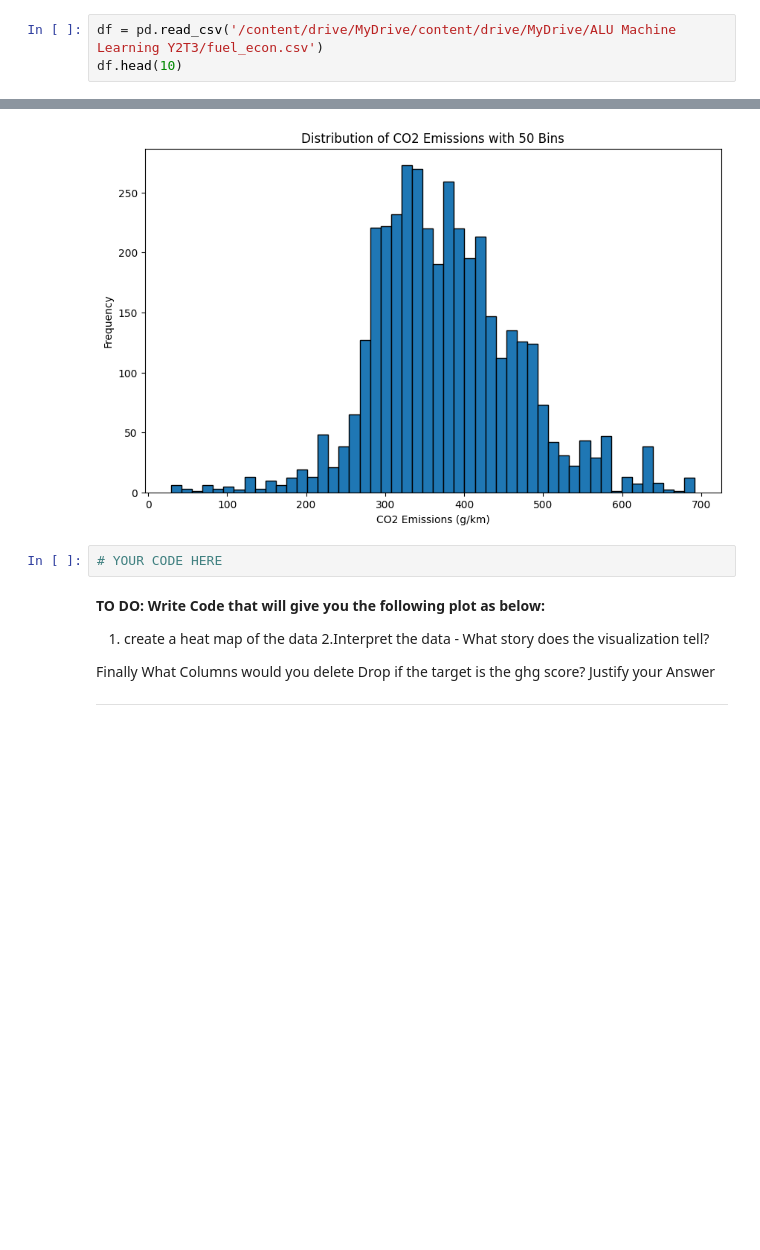
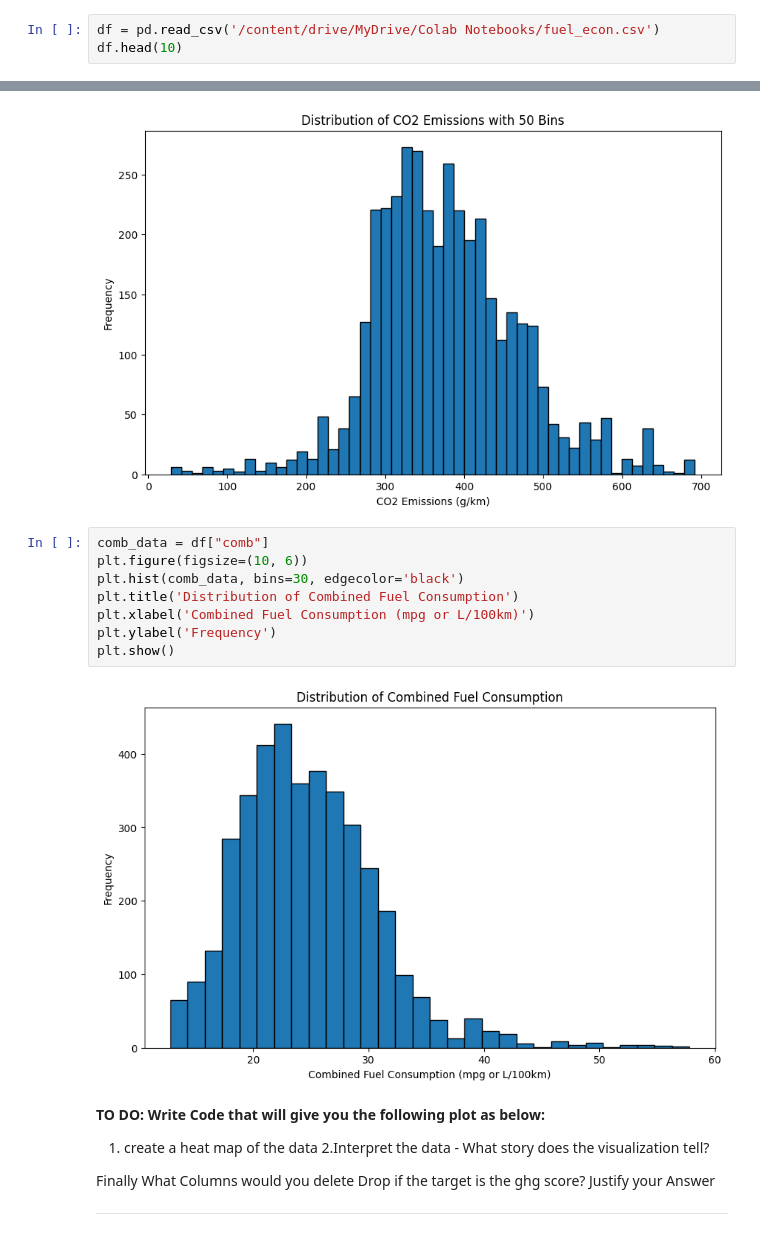
Before and after one commit to NiyonshutiDavid/Plotting-assignment, a Jupyter notebook: Peer_Group_2_Plotting_Assignment.ipynb, the cells around one changed output, grey strips where cells are left out. Cells and saved outputs as stored; diff of their text form; blank space fills up the shorter version.

Commit message:
Distribution of combined fuel consumption

```diff
--- a/Peer_Group_2_Plotting_Assignment.ipynb
+++ b/Peer_Group_2_Plotting_Assignment.ipynb
@@ -39,5 +39,5 @@ Mounted at /content/drive
 # %%
-df = pd.read_csv('/content/drive/MyDrive/content/drive/MyDrive/ALU Machine Learning Y2T3/fuel_econ.csv')
+df = pd.read_csv('/content/drive/MyDrive/Colab Notebooks/fuel_econ.csv')
 df.head(10)
 # %% [output]
 |  | id | make | model | year | VClass | drive | trans | fuelType | cylinders | displ | pv2 | ... |
@@ -103,8 +103,16 @@ plt.show()
 # %% [output]
 [figure]
 [figure]
-# %%
-# YOUR CODE HERE
+# %%
+comb_data = df["comb"]
+plt.figure(figsize=(10, 6))
+plt.hist(comb_data, bins=30, edgecolor='black')
+plt.title('Distribution of Combined Fuel Consumption')
+plt.xlabel('Combined Fuel Consumption (mpg or L/100km)')
+plt.ylabel('Frequency')
+plt.show()
+# %% [output]
+[figure, added]
 # %% [markdown]
 **TO DO: Write Code that will give you the following plot as below:**
 
```
Also changed, not shown: parts of 1 cell of this notebook.
